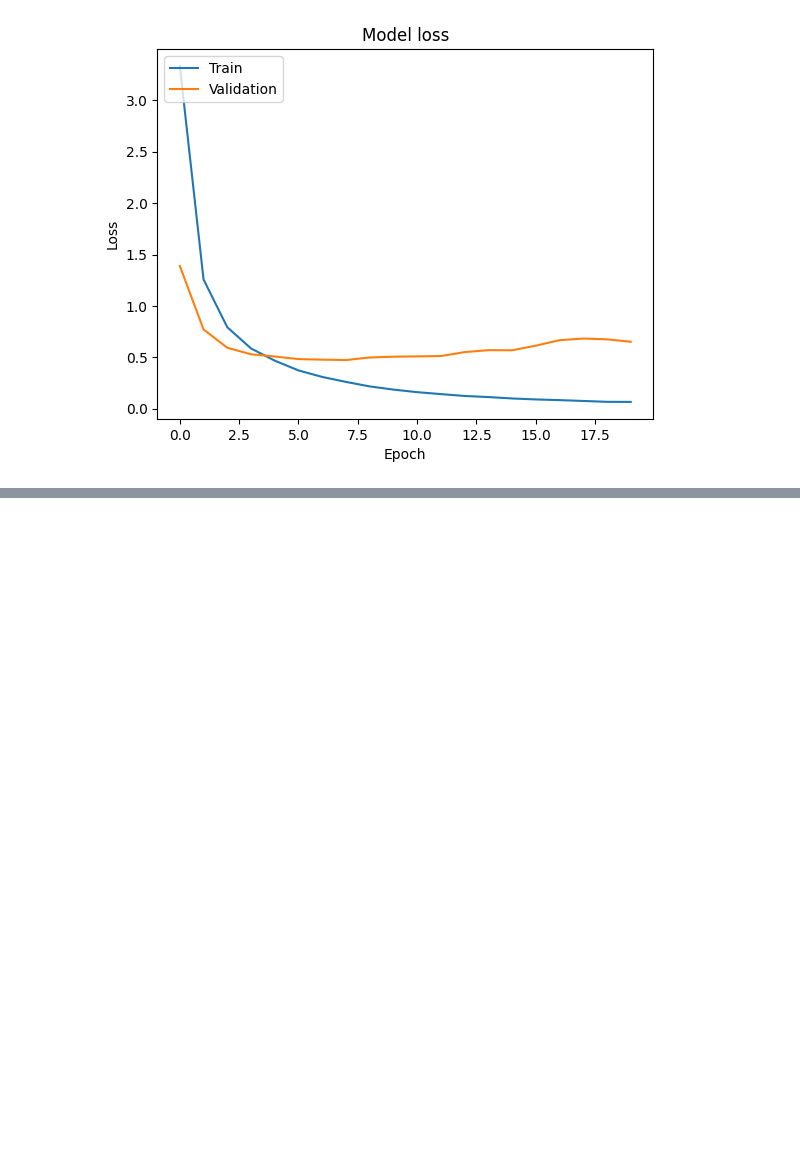
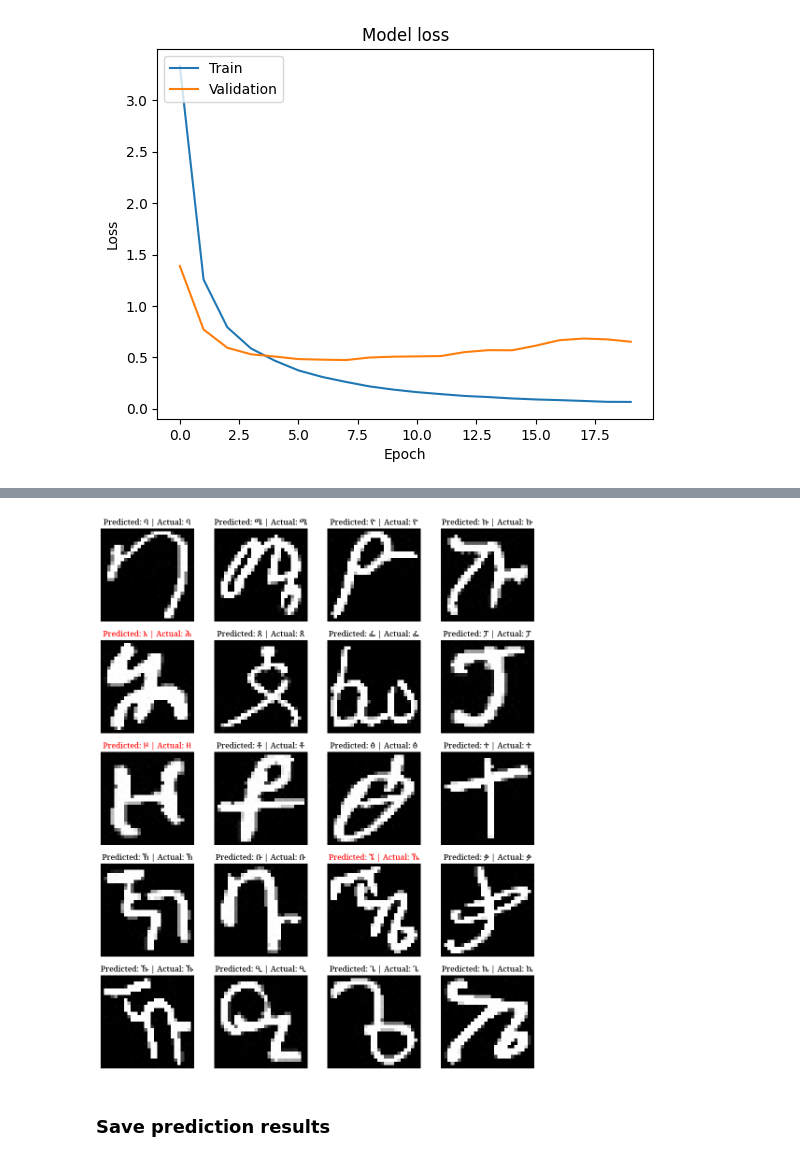
Before and after one commit to wubeshetA/HahuNet, a Jupyter notebook: src/HahuNet.ipynb, the cells around one changed output, grey strips where cells are left out. Cells and saved outputs as stored; diff of their text form; code cells hidden in the pictures; blank space fills up the shorter version.

```diff
--- a/src/HahuNet.ipynb
+++ b/src/HahuNet.ipynb
@@ -291,0 +473,3 @@ with open('/content/hahunet_model_1.pkl', 'wb') as file:
+# %%
+supported_chars = pd.read_csv('/content/supported_amharic_chars.csv')
+supported_chars = supported_chars[["Id", "Character"]]
@@ -291,0 +552,3 @@ with open('/content/hahunet_model_1.pkl', 'wb') as file:
+# %%
+predict_and_save(model1, X_test, Y_test, supported_chars, num_samples=20, save_path="/content/test_result1")
+# %% [output]
@@ -291,0 +556,3 @@ with open('/content/hahunet_model_1.pkl', 'wb') as file:
+[figure, added]
+# %% [markdown]
+### Save prediction results
```
Also changed, not shown: parts of 50 cells of this notebook.
